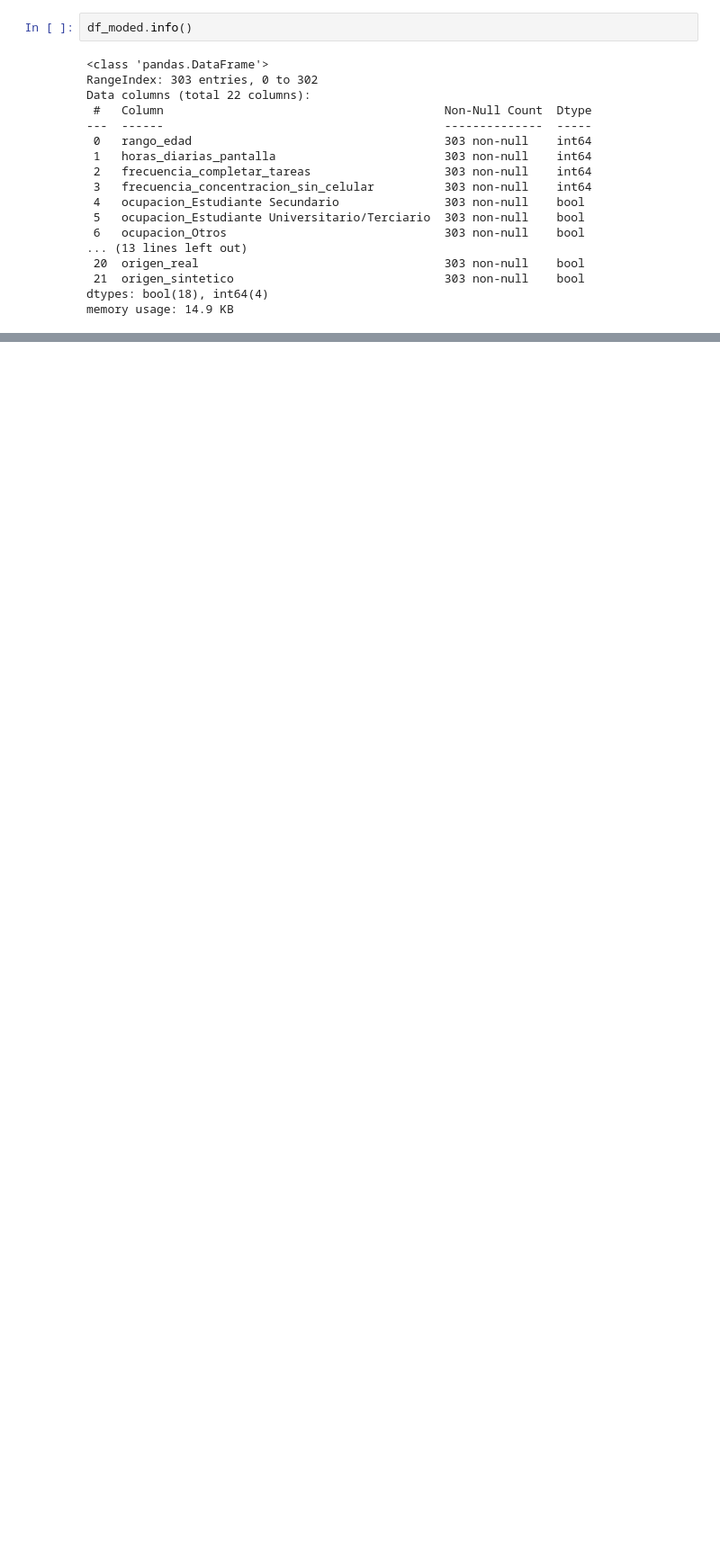
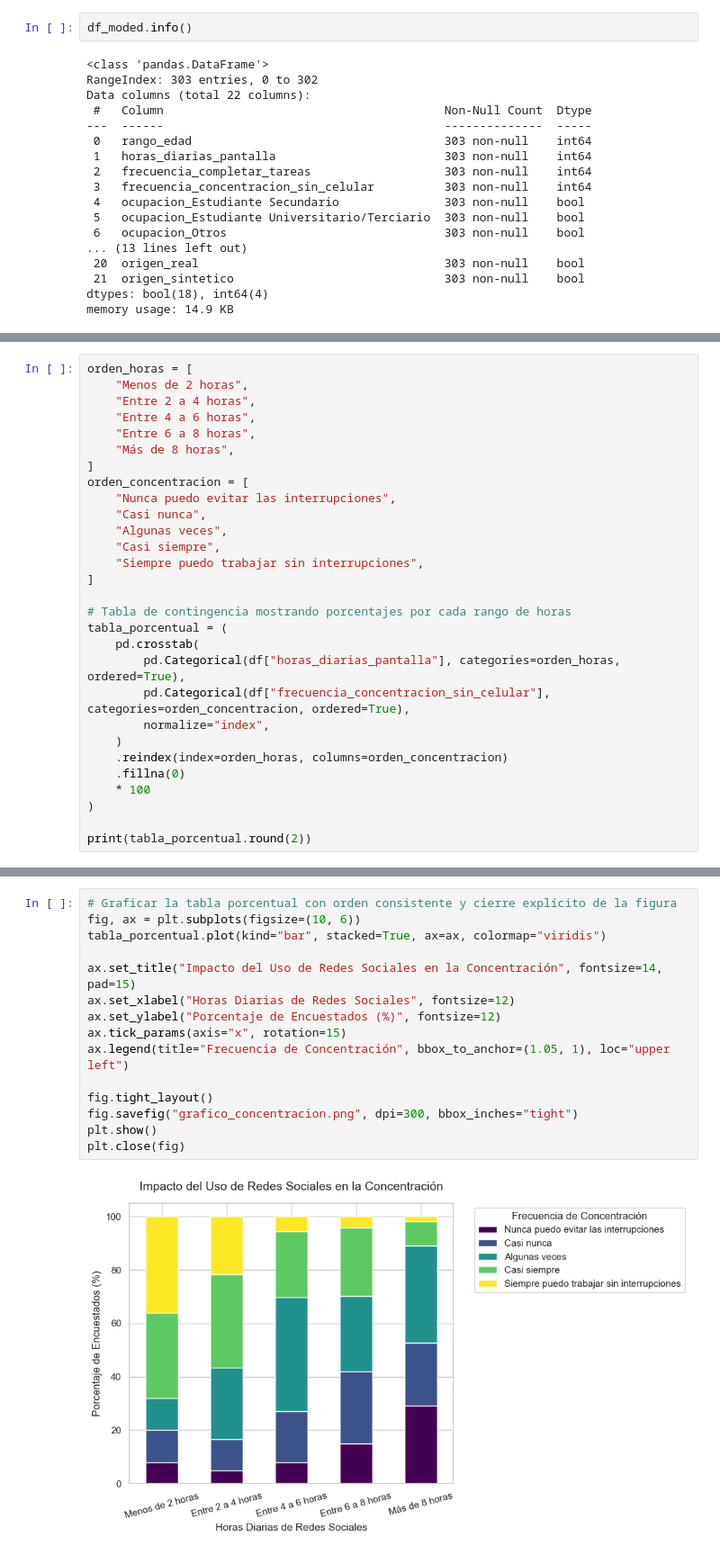
Before and after one commit to MaximoVeron/Veron_Garrido_Aguero_TPINTEGRADOR, a Jupyter notebook: main.ipynb, the cells around one changed output, grey strips where cells are left out. Shown at 90% size. Drawn from its saved outputs; the diff is of its cells as text; blank space fills up the shorter version.

Commit message:
Correccion de graficos e inlcusion de markdowns

```diff
--- a/main.ipynb
+++ b/main.ipynb
@@ -74,0 +123,29 @@ df_moded.describe()
+# %%
+orden_horas = [
+    "Menos de 2 horas",
+    "Entre 2 a 4 horas",
+    "Entre 4 a 6 horas",
+    "Entre 6 a 8 horas",
+    "Más de 8 horas",
+]
+orden_concentracion = [
+    "Nunca puedo evitar las interrupciones",
+    "Casi nunca",
+    "Algunas veces",
+    "Casi siempre",
+    "Siempre puedo trabajar sin interrupciones",
+]
+
+# Tabla de contingencia mostrando porcentajes por cada rango de horas
+tabla_porcentual = (
+    pd.crosstab(
+        pd.Categorical(df["horas_diarias_pantalla"], categories=orden_horas, ordered=True),
+        pd.Categorical(df["frecuencia_concentracion_sin_celular"], categories=orden_concentracion, ordered=True),
+        normalize="index",
+    )
+    .reindex(index=orden_horas, columns=orden_concentracion)
+    .fillna(0)
+    * 100
+)
+
+print(tabla_porcentual.round(2))
@@ -74,0 +174,17 @@ df_moded.describe()
+# %%
+# Graficar la tabla porcentual con orden consistente y cierre explícito de la figura
+fig, ax = plt.subplots(figsize=(10, 6))
+tabla_porcentual.plot(kind="bar", stacked=True, ax=ax, colormap="viridis")
+
+ax.set_title("Impacto del Uso de Redes Sociales en la Concentración", fontsize=14, pad=15)
+ax.set_xlabel("Horas Diarias de Redes Sociales", fontsize=12)
+ax.set_ylabel("Porcentaje de Encuestados (%)", fontsize=12)
+ax.tick_params(axis="x", rotation=15)
+ax.legend(title="Frecuencia de Concentración", bbox_to_anchor=(1.05, 1), loc="upper left")
+
+fig.tight_layout()
+fig.savefig("grafico_concentracion.png", dpi=300, bbox_inches="tight")
+plt.show()
+plt.close(fig)
+# %% [output]
+[figure, added]
```
Also changed, not shown: parts of 12 cells of this notebook, 1 other file.
